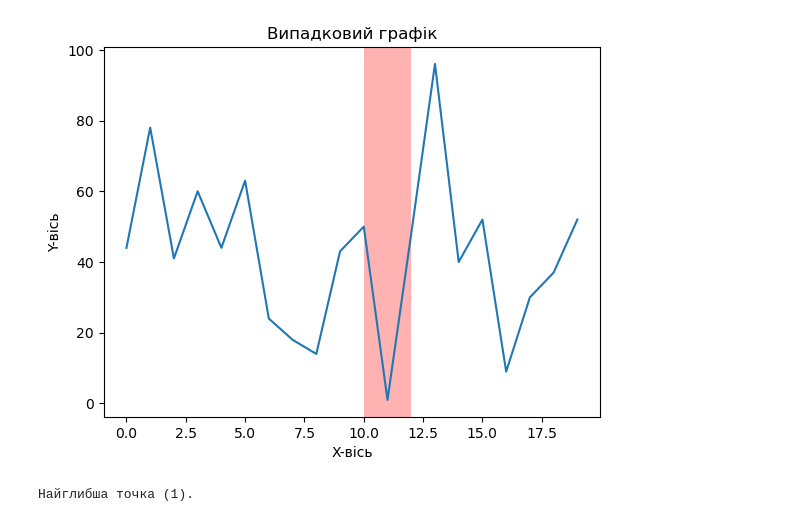
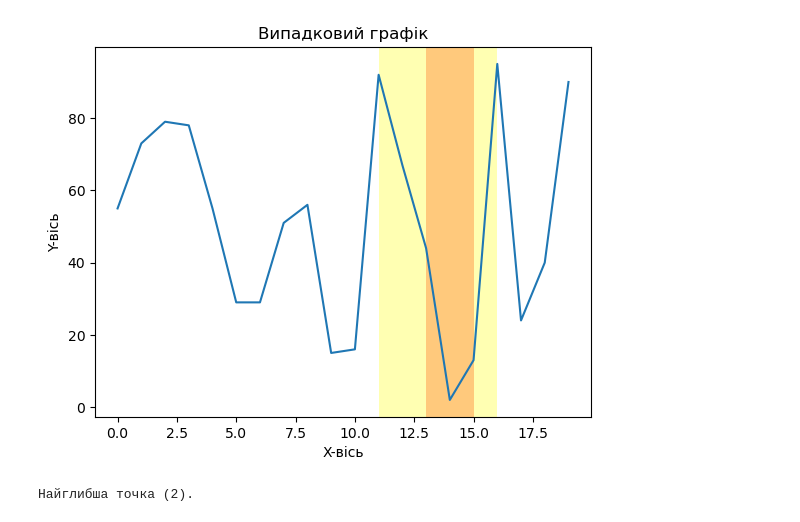
Before and after one commit to TarasDenega/Camp, a Jupyter notebook: Home task 1.ipynb, the cells around one changed output. Saved outputs shown, nothing was run; the diff lists cells and outputs as text; code cells hidden in the pictures.

```diff
--- a/Home task 1.ipynb
+++ b/Home task 1.ipynb
@@ -3,35 +3,54 @@ import numpy as np
 import matplotlib.pyplot as plt
 
 # Ваш випадковий масив
-np.random.seed(2011)
+np.random.seed(2000)
 a = np.random.randint(1, 100, 20)
+
+# Знаходимо початок і кінець ями
+start_of_descent = None
+end_of_descent = None
 
 # Знаходимо найглибшу точку і її індекс
 deepest_point_index = np.argmin(a)
 deepest_point = a[deepest_point_index]
+
+# Шукаємо початок і кінець спадаючої послідовності в ямі навколо найглибшої точки
+for i in range(deepest_point_index, 0, -1):
+    if a[i] > a[i - 1]:
+        start_of_descent = i
+        break
+
+for i in range(deepest_point_index, len(a) - 1):
+    if a[i] > a[i + 1]:
+        end_of_descent = i
+        break
 
 # Малюємо графік
 x = np.arange(len(a))
 plt.plot(x, a)
 plt.title('Випадковий графік')
 plt.xlabel('X-вісь')
 plt.ylabel('Y-вісь')
 
-# Визначаємо ширину зони на основі порівняння висоти точки з найнижчою точкою
+# Визначаємо ширину виділеної зони для найглибшої точки
 span_width = 1.0  # Початкова ширина виділеної зони
 
 if deepest_point_index > 0 and deepest_point < a[deepest_point_index - 1]:
     span_width = 2.0  # Збільшуємо ширину, якщо точка глибша
 
 if deepest_point_index < len(a) - 1 and deepest_point < a[deepest_point_index + 1]:
     span_width = 2.0  # Збільшуємо ширину, якщо точка глибша
 
 # Виділяємо зону навколо найглибшої точки червоною зоною
 plt.axvspan(deepest_point_index - span_width / 2, deepest_point_index + span_width / 2, facecolor='red', alpha=0.3)
 
+# Виділяємо зону ями жовтою зоною
+if start_of_descent is not None and end_of_descent is not None:
+    plt.axvspan(start_of_descent, end_of_descent, facecolor='yellow', alpha=0.3)
+
 plt.show()
 
 print(f'Найглибша точка ({deepest_point}).')
 # %% [output]
-[figure, old version]
+[figure, new version]
-Найглибша точка (1).
+Найглибша точка (2).
```
